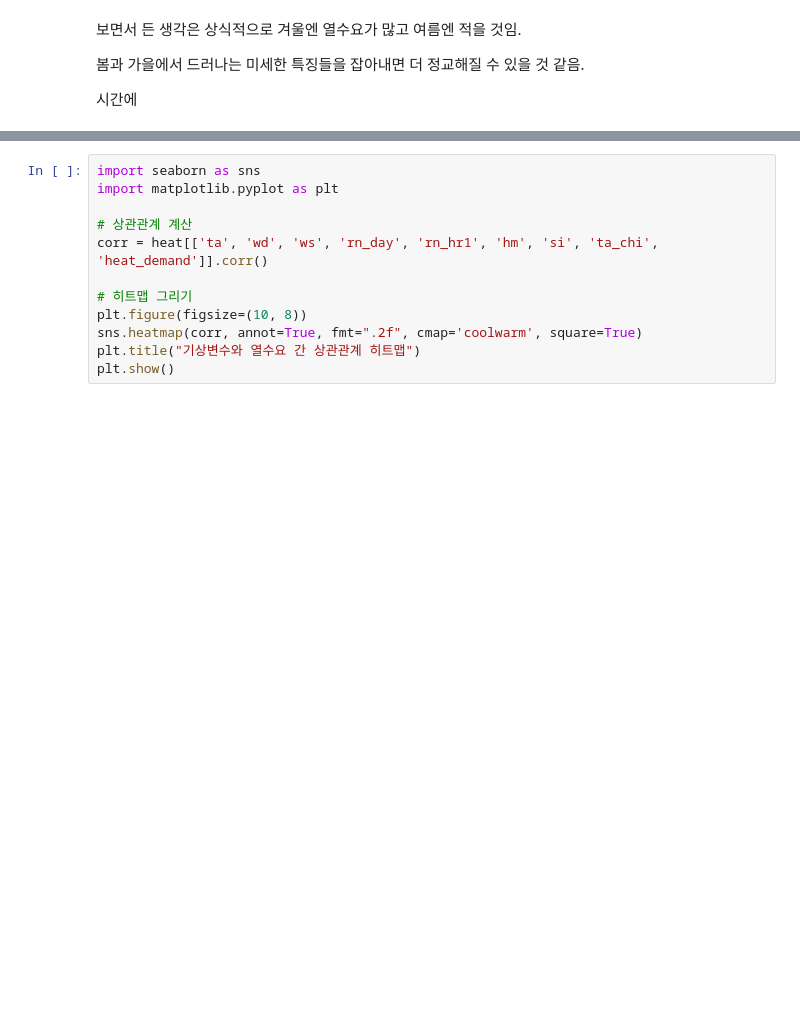
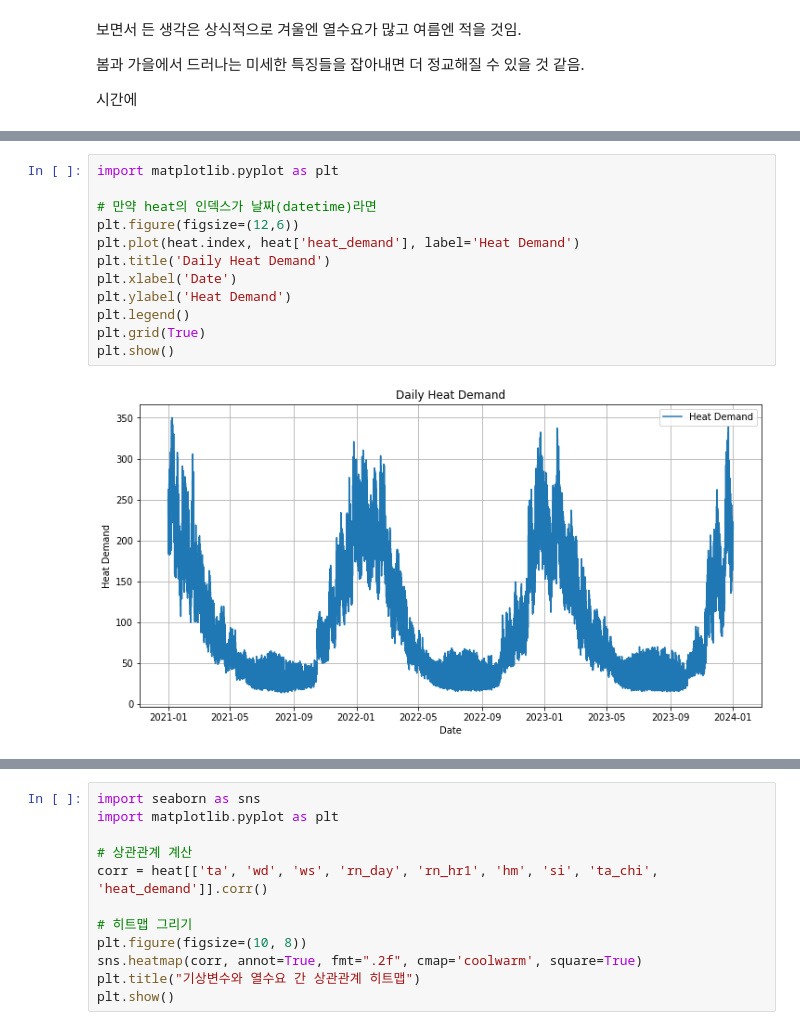
Before and after one commit to CheckNanbang/2025-weather-data-contest, a Jupyter notebook: EDA/jiyeon_EDA.ipynb, the cells around one changed output, grey strips where cells are left out. Cells and saved outputs as stored; diff of their text form; blank space fills up the shorter version.

```diff
--- a/EDA/jiyeon_EDA.ipynb
+++ b/EDA/jiyeon_EDA.ipynb
@@ -686,0 +734,14 @@ plt.show()
+# %%
+import matplotlib.pyplot as plt
+
+# 만약 heat의 인덱스가 날짜(datetime)라면
+plt.figure(figsize=(12,6))
+plt.plot(heat.index, heat['heat_demand'], label='Heat Demand')
+plt.title('Daily Heat Demand')
+plt.xlabel('Date')
+plt.ylabel('Heat Demand')
+plt.legend()
+plt.grid(True)
+plt.show()
+# %% [output]
+[figure, added]
```
Also changed, not shown: parts of 14 cells of this notebook.
